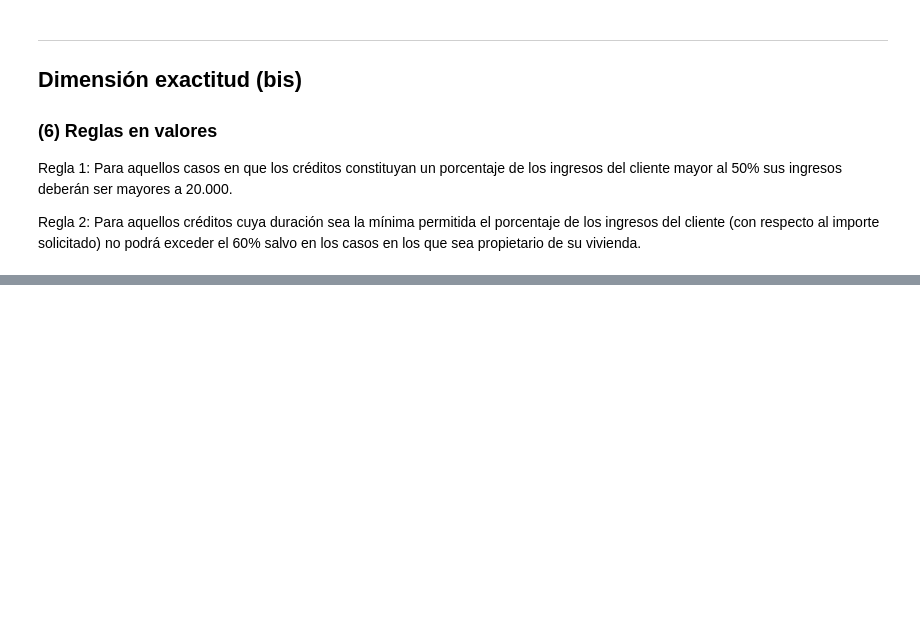
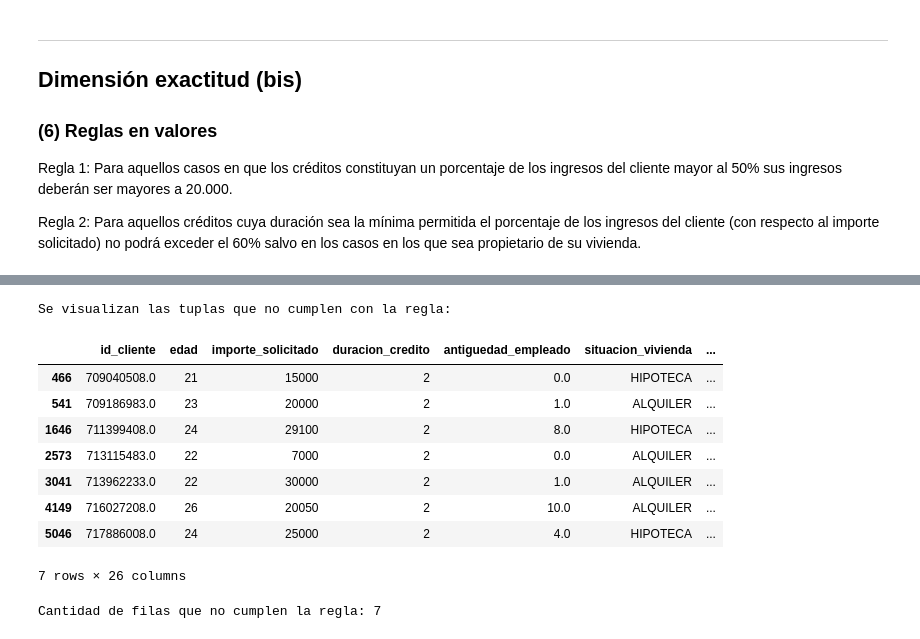
Before and after one commit to vien2/13MBID---ABR23, a Jupyter notebook: notebooks/01-Comprension-Datos/CD03-Verificacion-calidad.ipynb, the cells around one changed output, grey strips where cells are left out. Drawn from its saved outputs; the diff is of its cells as text; code cells hidden in the pictures; blank space fills up the shorter version.

```diff
--- a/notebooks/01-Comprension-Datos/CD03-Verificacion-calidad.ipynb
+++ b/notebooks/01-Comprension-Datos/CD03-Verificacion-calidad.ipynb
@@ -301,0 +680,33 @@ print(f"Cantidad de filas que no cumplen la regla: {aux.shape[0]}")
+# %%
+def regla_duracion_ingresos_vivienda(row, duracion_minima, pct_max_ingresos):
+    duracion = row['duracion_credito']
+    pct_ingreso = row['pct_ingreso']
+    situacion_vivienda = row['situacion_vivienda']
+
+    if duracion == duracion_minima and pct_ingreso > pct_max_ingresos:
+        return 'ok' if situacion_vivienda == 'PROPIA' else 'err'
+    else:
+        return 'ok'
+
+DURACION_MINIMA = 2 #Se asume que la duración mínima es de 2
+PCT_MAX_INGRESOS = 0.60
+
+df_integrado['regla'] = df_integrado.apply(regla_duracion_ingresos_vivienda, axis=1, duracion_minima=DURACION_MINIMA, pct_max_ingresos=PCT_MAX_INGRESOS)
+
+errores = df_integrado[df_integrado['regla'] == 'err']
+print(f"Se visualizan las tuplas que no cumplen con la regla:\n")
+display(errores)
+
+print(f"Cantidad de filas que no cumplen la regla: {errores.shape[0]}")
+# %% [output]
+Se visualizan las tuplas que no cumplen con la regla:
+|  | id_cliente | edad | importe_solicitado | duracion_credito | antiguedad_empleado | situacion_vivienda | ... |
+| 466 | 709040508.0 | 21 | 15000 | 2 | 0.0 | HIPOTECA | ... |
+| 541 | 709186983.0 | 23 | 20000 | 2 | 1.0 | ALQUILER | ... |
+| 1646 | 711399408.0 | 24 | 29100 | 2 | 8.0 | HIPOTECA | ... |
+| 2573 | 713115483.0 | 22 | 7000 | 2 | 0.0 | ALQUILER | ... |
+| 3041 | 713962233.0 | 22 | 30000 | 2 | 1.0 | ALQUILER | ... |
+| 4149 | 716027208.0 | 26 | 20050 | 2 | 10.0 | ALQUILER | ... |
+| 5046 | 717886008.0 | 24 | 25000 | 2 | 4.0 | HIPOTECA | ... |
+7 rows × 26 columns
+Cantidad de filas que no cumplen la regla: 7
```
Also changed, not shown: parts of 26 cells of this notebook.
